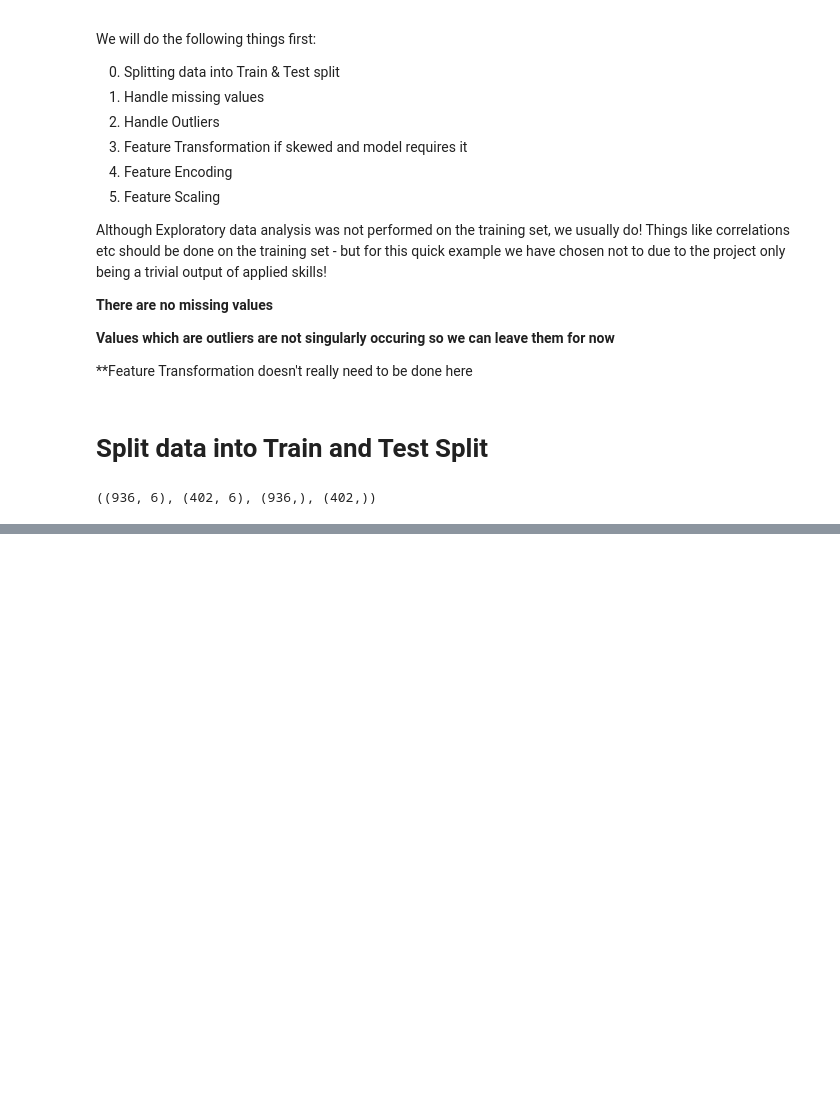
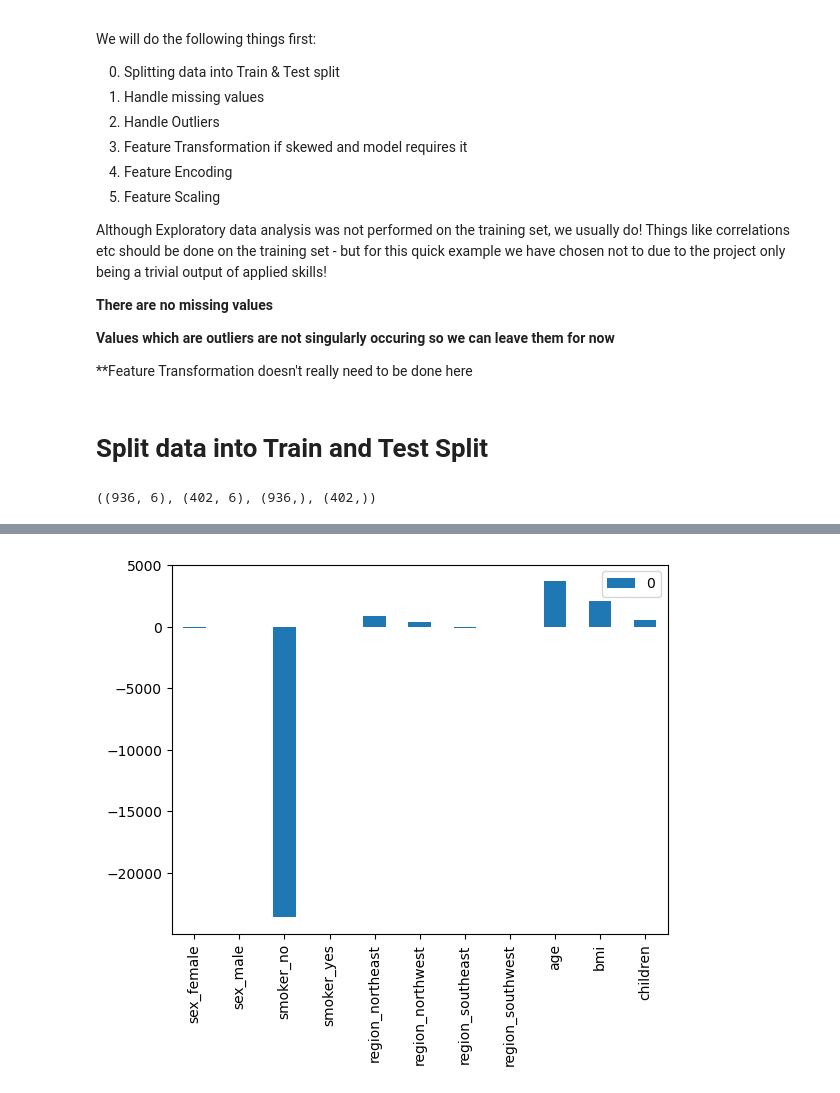
Before and after one commit to AF-datascience/insurance_charges_predictor, a Jupyter notebook: Insurance Predictor Project.ipynb, the cells around one changed output, grey strips where cells are left out. Cells and saved outputs as stored; diff of their text form; code cells hidden in the pictures; blank space fills up the shorter version.

```diff
--- a/Insurance Predictor Project.ipynb
+++ b/Insurance Predictor Project.ipynb
@@ -398,0 +510,6 @@ from sklearn.linear_model import Ridge
+# %%
+lasso_df = pd.DataFrame(models[2].coef_, index=models[2].feature_names_in_.tolist())
+# %%
+lasso_df.plot(kind = "bar");
+# %% [output]
+[figure, added]
```
Also changed, not shown: parts of 43 cells of this notebook.
